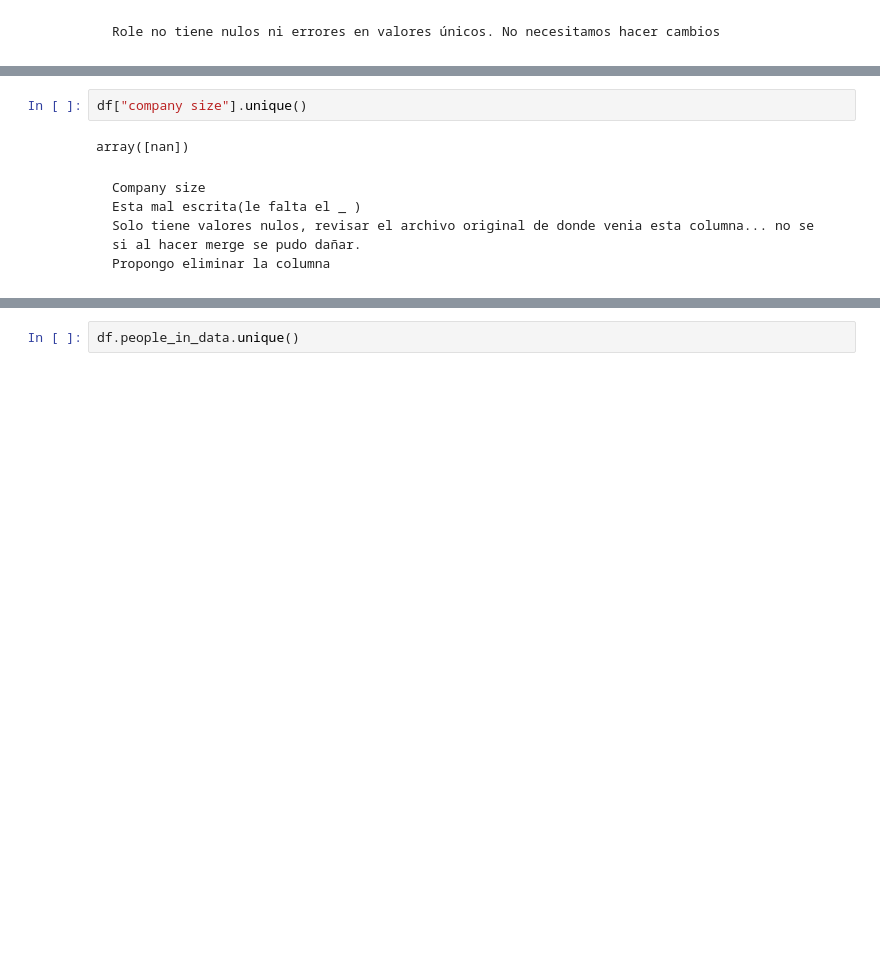
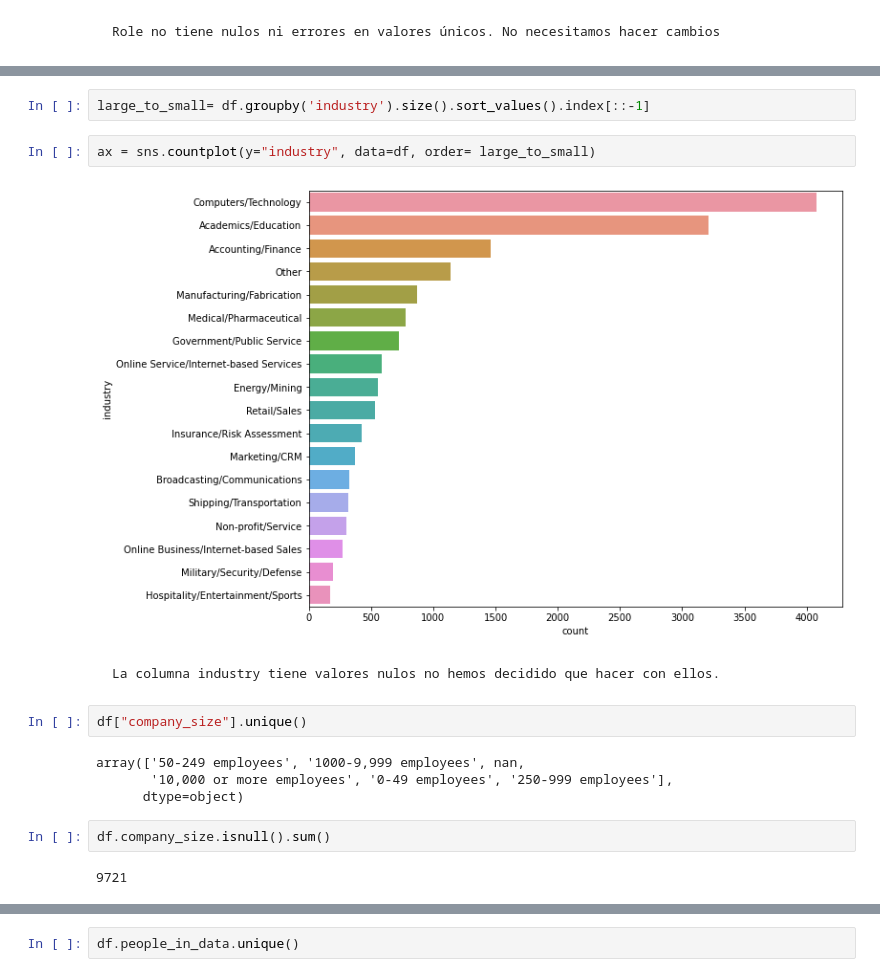
Before and after one commit to Adalab/project-da-promo-A-module-2-team-1-, a Jupyter notebook: Analisis exploratorio/EDA_ col_empresas.ipynb, the cells around one changed output, grey strips where cells are left out. Saved outputs shown, nothing was run; the diff lists cells and outputs as text; blank space fills up the shorter version.

```diff
--- a/Analisis exploratorio/EDA_ col_empresas.ipynb
+++ b/Analisis exploratorio/EDA_ col_empresas.ipynb
@@ -219,9 +206,18 @@ Name: industry, dtype: int64
+# %%
+large_to_small= df.groupby('industry').size().sort_values().index[::-1]
+# %%
+ax = sns.countplot(y="industry", data=df, order= large_to_small)
+# %% [output]
+[figure, added]
+# %% [markdown]
+    La columna industry tiene valores nulos no hemos decidido que hacer con ellos.
 # %%
-df["company size"].unique()
+df["company_size"].unique()
 # %% [output]
-array([nan])
+array(['50-249 employees', '1000-9,999 employees', nan,
+       '10,000 or more employees', '0-49 employees', '250-999 employees'],
+      dtype=object)
-# %% [markdown]
-    Company size
-    Esta mal escrita(le falta el _ )
-    Solo tiene valores nulos, revisar el archivo original de donde venia esta columna... no se si al hacer merge se pudo dañar.
-    Propongo eliminar la columna
+# %%
+df.company_size.isnull().sum()
+# %% [output]
+9721
```
Also changed, not shown: parts of 33 cells of this notebook, 3 other files.
